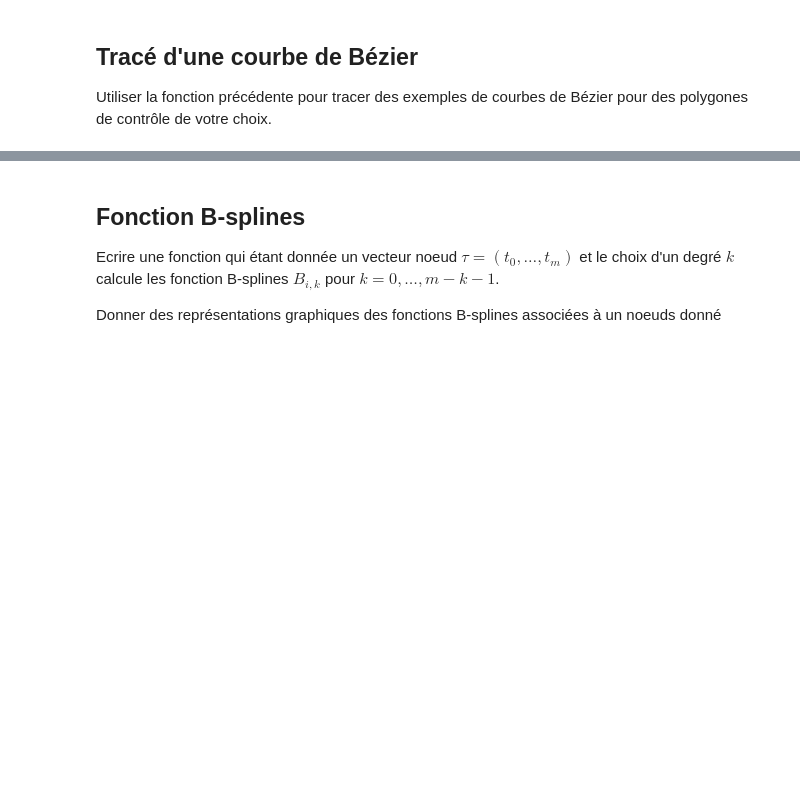
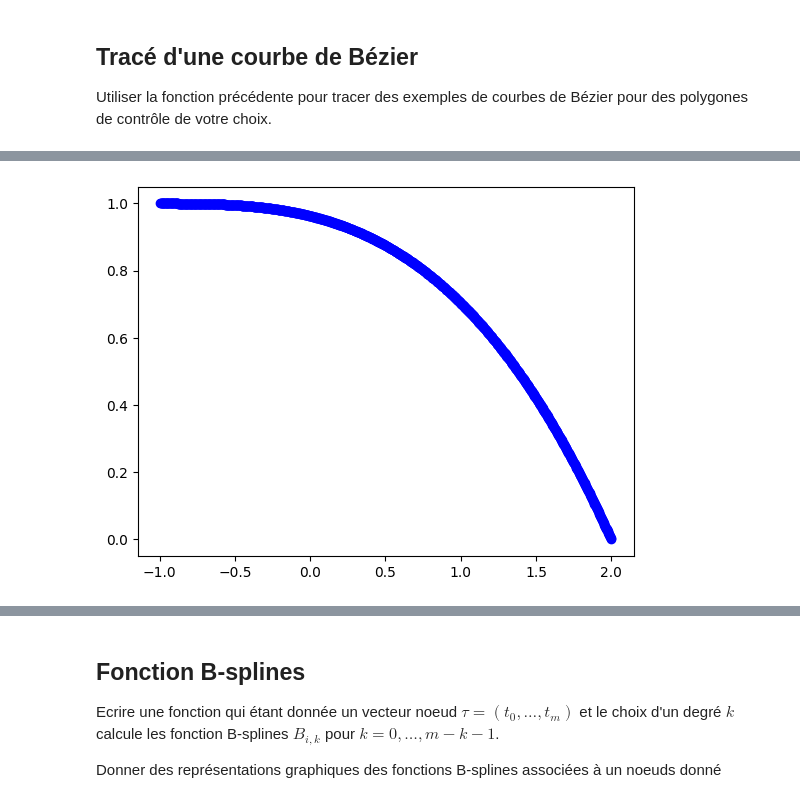
Before and after one commit to zshelali/UTBM-Math, a Jupyter notebook: IT44/TP3-Béziers-et-B-splines/Bezier.ipynb, the cells around one changed output, grey strips where cells are left out. Cells and saved outputs as stored; diff of their text form; code cells hidden in the pictures; blank space fills up the shorter version.

```diff
--- a/IT44/TP3-Béziers-et-B-splines/Bezier.ipynb
+++ b/IT44/TP3-Béziers-et-B-splines/Bezier.ipynb
@@ -19,3 +60,14 @@ Utiliser la fonction précédente pour tracer des exemples de courbes de Bézier
+# %%
+p10 = [2,0]
+p11 = [1, 1]
+p12 = [0, 1]
+p13 = [-1, 1]
+
+points2 = [p10, p11, p12, p13]
+
+bezier(points2)
+# %% [output]
+[figure, added]
 # %% [markdown]
 ## Tracé d'une courbe de Bézier via les polynôme de Berstein
 
```
Also changed, not shown: parts of 14 cells of this notebook, 2 other files.
